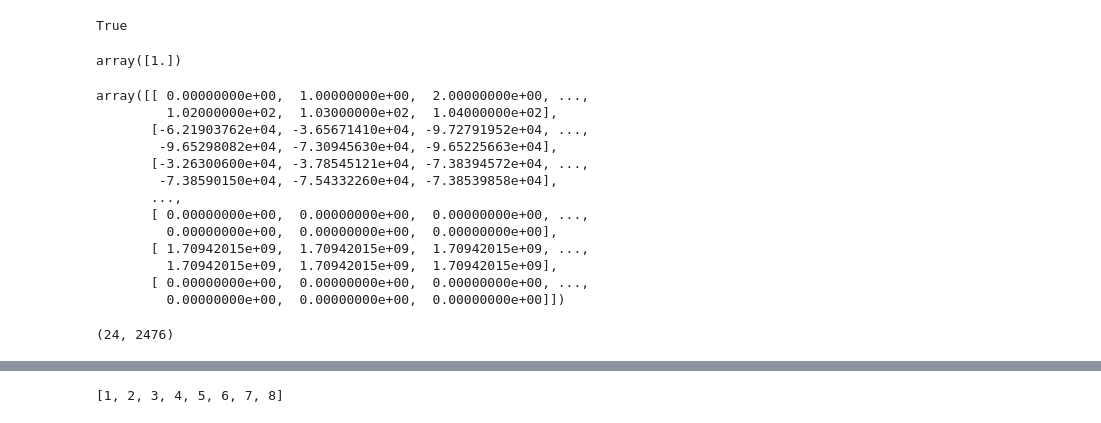
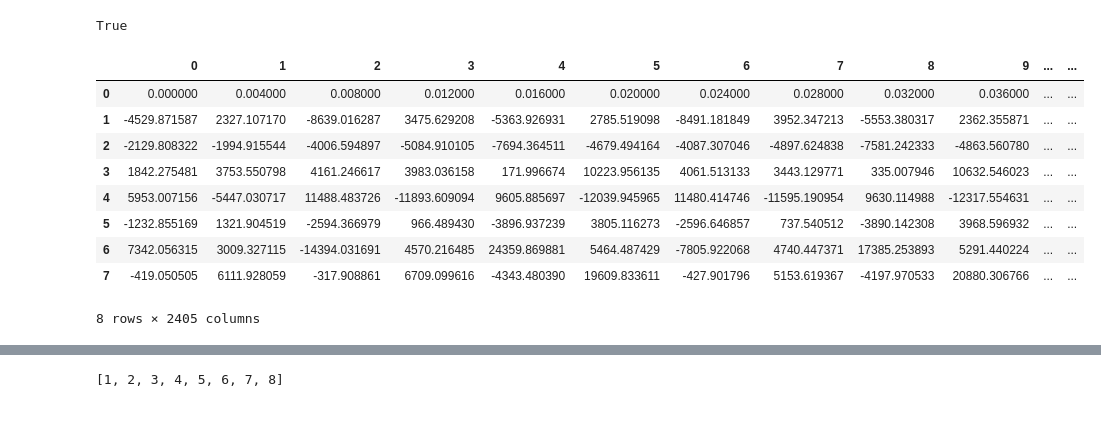
Before and after one commit to Rohan-Pandey1729/Neuro-Hackathon-2024, a Jupyter notebook: get_data.ipynb, the cells around one changed output, grey strips where cells are left out. Cells and saved outputs as stored; diff of their text form; code cells hidden in the pictures.

```diff
--- a/get_data.ipynb
+++ b/get_data.ipynb
@@ -31,32 +34,16 @@ time.sleep(2)
 data = board.get_board_data()  # get all data and remove it from internal buffer
 board.stop_stream()
 board.release_session()
-# %%
-model = MLModel(BrainFlowModelParams(0, 0))
-model.prepare()
-prediction = model.predict(data)
-model.release()
-prediction
-# %% [output]
-array([1.])
-# %%
-data
-# data.to_csv('temp_data.csv', index=False, header=False)
-# %% [output]
-array([[ 0.00000000e+00,  1.00000000e+00,  2.00000000e+00, ...,
-         1.02000000e+02,  1.03000000e+02,  1.04000000e+02],
-       [-6.21903762e+04, -3.65671410e+04, -9.72791952e+04, ...,
-        -9.65298082e+04, -7.30945630e+04, -9.65225663e+04],
-       [-3.26300600e+04, -3.78545121e+04, -7.38394572e+04, ...,
-        -7.38590150e+04, -7.54332260e+04, -7.38539858e+04],
-       ...,
-       [ 0.00000000e+00,  0.00000000e+00,  0.00000000e+00, ...,
-         0.00000000e+00,  0.00000000e+00,  0.00000000e+00],
-       [ 1.70942015e+09,  1.70942015e+09,  1.70942015e+09, ...,
-         1.70942015e+09,  1.70942015e+09,  1.70942015e+09],
-       [ 0.00000000e+00,  0.00000000e+00,  0.00000000e+00, ...,
-         0.00000000e+00,  0.00000000e+00,  0.00000000e+00]])
-# %%
-data.shape
-# %% [output]
-(24, 2476)
+# %%
+pd.DataFrame([[1 / sampling_rate * i for i in range(len(data[1]))], *data[1:8, :]])
+# %% [output]
+|  | 0 | 1 | 2 | 3 | 4 | 5 | 6 | 7 | 8 | 9 | ... | ... |
+| 0 | 0.000000 | 0.004000 | 0.008000 | 0.012000 | 0.016000 | 0.020000 | 0.024000 | 0.028000 | 0.032000 | 0.036000 | ... | ... |
+| 1 | -4529.871587 | 2327.107170 | -8639.016287 | 3475.629208 | -5363.926931 | 2785.519098 | -8491.181849 | 3952.347213 | -5553.380317 | 2362.355871 | ... | ... |
+| 2 | -2129.808322 | -1994.915544 | -4006.594897 | -5084.910105 | -7694.364511 | -4679.494164 | -4087.307046 | -4897.624838 | -7581.242333 | -4863.560780 | ... | ... |
+| 3 | 1842.275481 | 3753.550798 | 4161.246617 | 3983.036158 | 171.996674 | 10223.956135 | 4061.513133 | 3443.129771 | 335.007946 | 10632.546023 | ... | ... |
+| 4 | 5953.007156 | -5447.030717 | 11488.483726 | -11893.609094 | 9605.885697 | -12039.945965 | 11480.414746 | -11595.190954 | 9630.114988 | -12317.554631 | ... | ... |
+| 5 | -1232.855169 | 1321.904519 | -2594.366979 | 966.489430 | -3896.937239 | 3805.116273 | -2596.646857 | 737.540512 | -3890.142308 | 3968.596932 | ... | ... |
+| 6 | 7342.056315 | 3009.327115 | -14394.031691 | 4570.216485 | 24359.869881 | 5464.487429 | -7805.922068 | 4740.447371 | 17385.253893 | 5291.440224 | ... | ... |
+| 7 | -419.050505 | 6111.928059 | -317.908861 | 6709.099616 | -4343.480390 | 19609.833611 | -427.901796 | 5153.619367 | -4197.970533 | 20880.306766 | ... | ... |
+8 rows × 2405 columns
```
Also changed, not shown: parts of 6 cells of this notebook, 41 other files.
